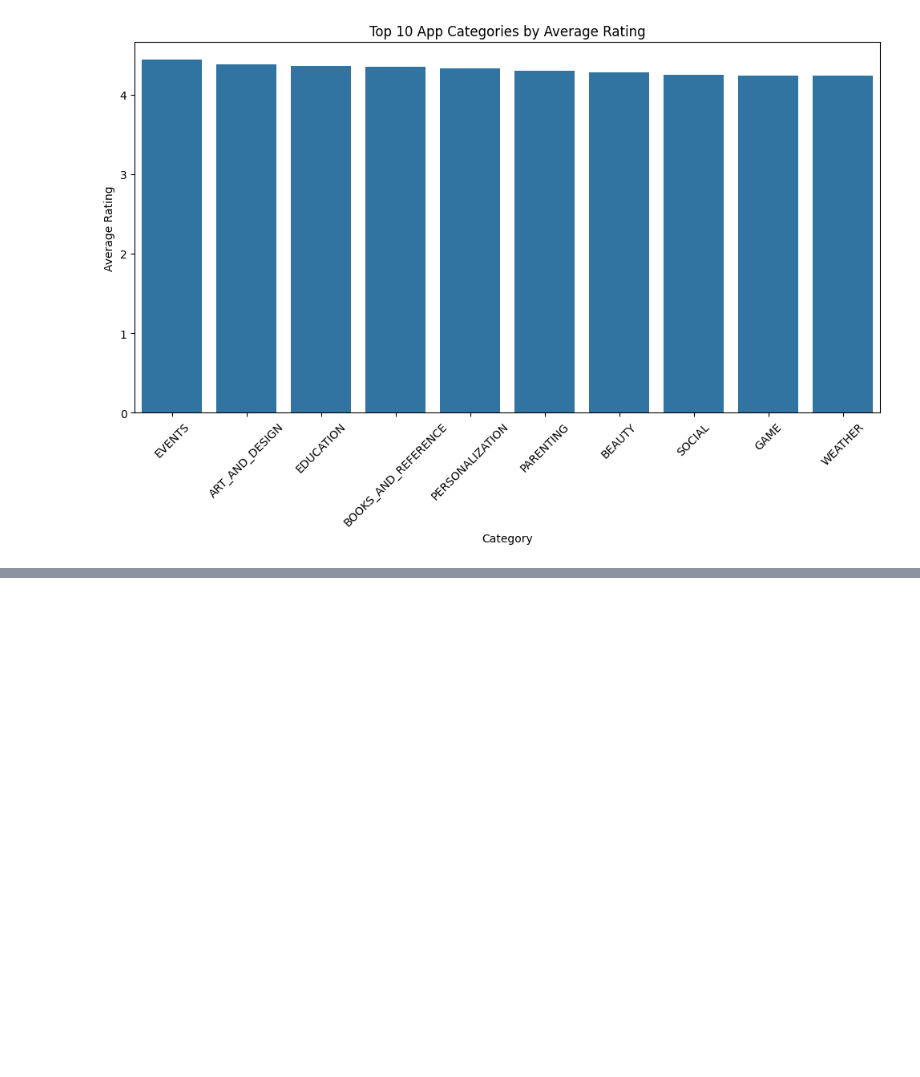
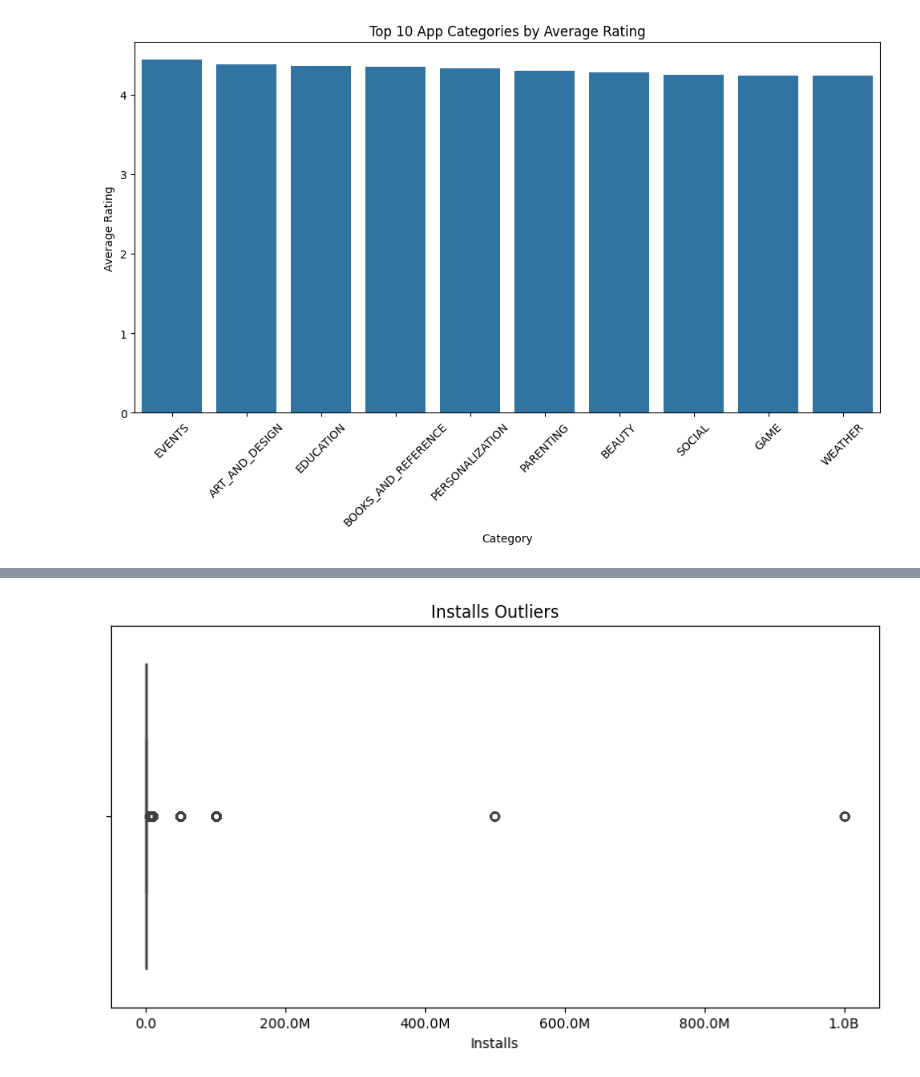
Before and after one commit to OmChauhan07/Google_Play_Store_Data_Analytics, a Jupyter notebook: Notebooks/EDA_and_Visualiation_Preprocessing.ipynb, the cells around one changed output, grey strips where cells are left out. Drawn from its saved outputs; the diff is of its cells as text; code cells hidden in the pictures; blank space fills up the shorter version.

```diff
--- a/Notebooks/EDA_and_Visualiation_Preprocessing.ipynb
+++ b/Notebooks/EDA_and_Visualiation_Preprocessing.ipynb
@@ -233,0 +358,28 @@ plt.show()
+# %%
+plt.figure(figsize=(10, 5))
+
+ax = sns.boxplot(
+    x=df["Installs"]
+)
+
+# Formatter function
+def human_format(x, pos):
+    if x >= 1e12:
+        return f'{x/1e12:.1f}T'
+    elif x >= 1e9:
+        return f'{x/1e9:.1f}B'
+    elif x >= 1e6:
+        return f'{x/1e6:.1f}M'
+    elif x >= 1e3:
+        return f'{x/1e3:.1f}K'
+    return str(x)
+
+# Apply formatter
+ax.xaxis.set_major_formatter(
+    FuncFormatter(human_format)
+)
+
+plt.title("Installs Outliers")
+plt.show()
+# %% [output]
+[figure, added]
```
Also changed, not shown: parts of 16 cells of this notebook.
